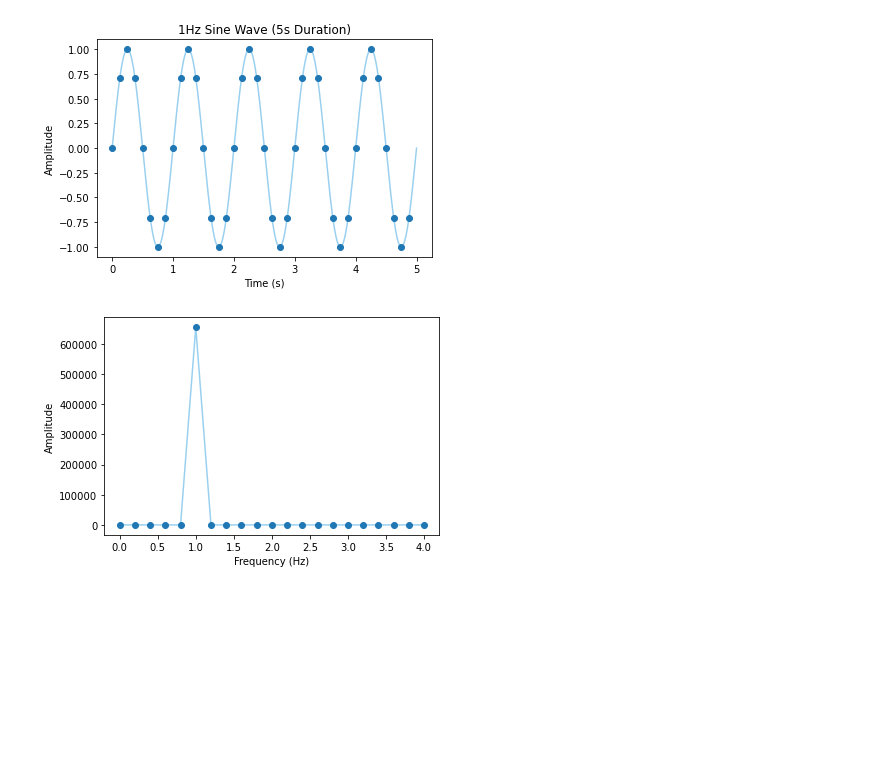
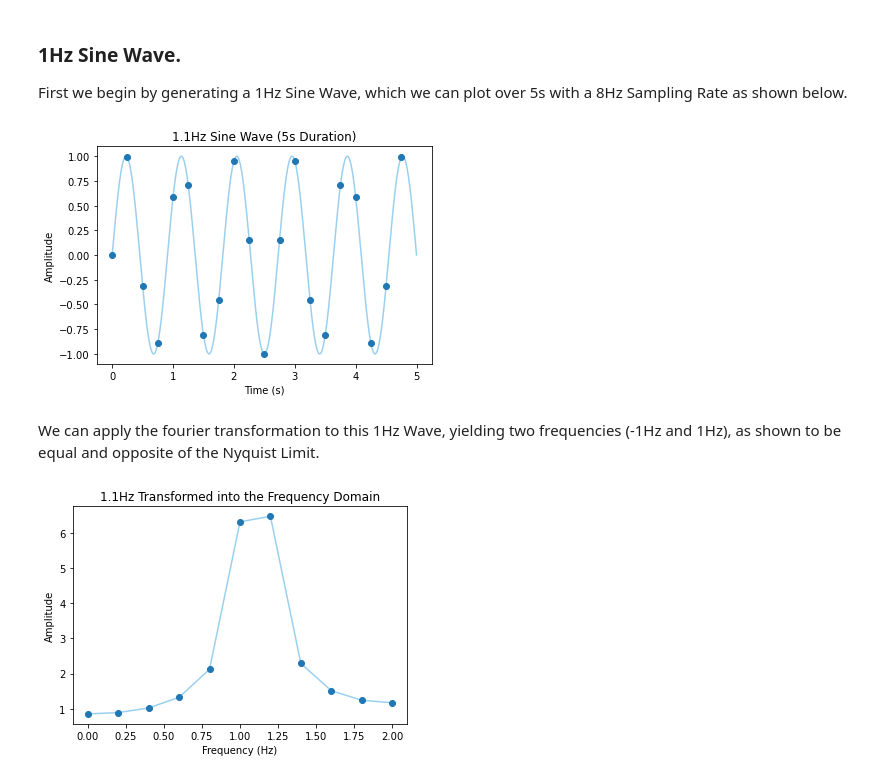
Before and after one commit to bennjii/fourier, a Jupyter notebook: theoretical_fourier.ipynb, the cells around one changed output. Saved outputs shown, nothing was run; the diff lists cells and outputs as text; code cells hidden in the pictures; blank space fills up the shorter version.

Commit message:
Fourier Bin Buffering and Graph Improvements

```diff
--- a/theoretical_fourier.ipynb
+++ b/theoretical_fourier.ipynb
@@ -1,46 +17,41 @@
+# %% [markdown]
+### 1Hz Sine Wave.
+First we begin by generating a 1Hz Sine Wave, which we can plot over 5s with a 8Hz Sampling Rate as shown below.
 # %%
-import numpy as np
-from matplotlib import pyplot as plt
-
-SAMPLE_RATE = 4100  # Hertz
-DURATION = 5  # Seconds
-
-def generate_sine_wave(freq, sample_rate, duration):
-    x = np.linspace(0, duration, sample_rate * duration, endpoint=False)
-    frequencies = x * freq
-    # 2pi because np.sin takes radians
-    y = np.sin((2 * np.pi) * frequencies)
-    return x, y
+WAVE_FREQUENCY = 1.1 #hz
 
 # Generate a 1 hertz sine wave that lasts for 5 seconds
-x, y = generate_sine_wave(1, 8, DURATION)
-x_clean, y_clean = generate_sine_wave(1, SAMPLE_RATE, DURATION)
+x, y = generate_sine_wave(WAVE_FREQUENCY, RESOLUTION, DURATION)
+x_clean, y_clean = generate_sine_wave(WAVE_FREQUENCY, HIGHER_SAMPLE_RATE, DURATION)
+
+# Plot
 plt.scatter(x, y, zorder=5)
 plt.plot(x_clean, y_clean, color="#9AD0EF", zorder=4)
-plt.title('1Hz Sine Wave (5s Duration)')
+plt.title('1.1Hz Sine Wave (5s Duration)')
 plt.xlabel("Time (s)")
 plt.ylabel("Amplitude")
-plt.savefig("image_1_1hz_time_domain.jpg", dpi=1200)
+plt.savefig("image_1_1-1hz_time_domain.jpg", dpi=1200)
 plt.show()
 # %% [output]
-[figure, old version]
+[figure, new version]
+# %% [markdown]
+We can apply the fourier transformation to this 1Hz Wave, yielding two frequencies (-1Hz and 1Hz), as shown to be equal and opposite of the Nyquist Limit.
 # %%
-from scipy.fft import rfft, rfftfreq
-
 # Number of samples in normalized_tone
-N = 8 * DURATION
+N = RESOLUTION * DURATION
 
 normalized_y_tone = np.int16((y / y.max()) * 32767)
 
-yfreq = rfft(normalized_y_tone)
-xfreq = rfftfreq(N, 1 / 8)
+yfreq = rfft(y)
+xfreq = rfftfreq(N, 1 / RESOLUTION)
 
 # Plot first 50 Frequencies. Notice spikes at 1 and 3.
 plt.scatter(xfreq, np.abs(yfreq), zorder=5)
 plt.plot(xfreq, np.abs(yfreq), color="#9AD0EF", zorder=4)
 plt.xlabel("Frequency (Hz)")
 plt.ylabel("Amplitude")
-plt.savefig("image_2_1hz_frequency_domain.jpg", dpi=1200)
+plt.title("1.1Hz Transformed into the Frequency Domain")
+plt.savefig("image_2_1-1hz_frequency_domain.jpg", dpi=1200)
 plt.show()
 # %% [output]
-[figure, old version]
+[figure, new version]
```
Also changed, not shown: parts of 7 cells of this notebook, 7 other files.
